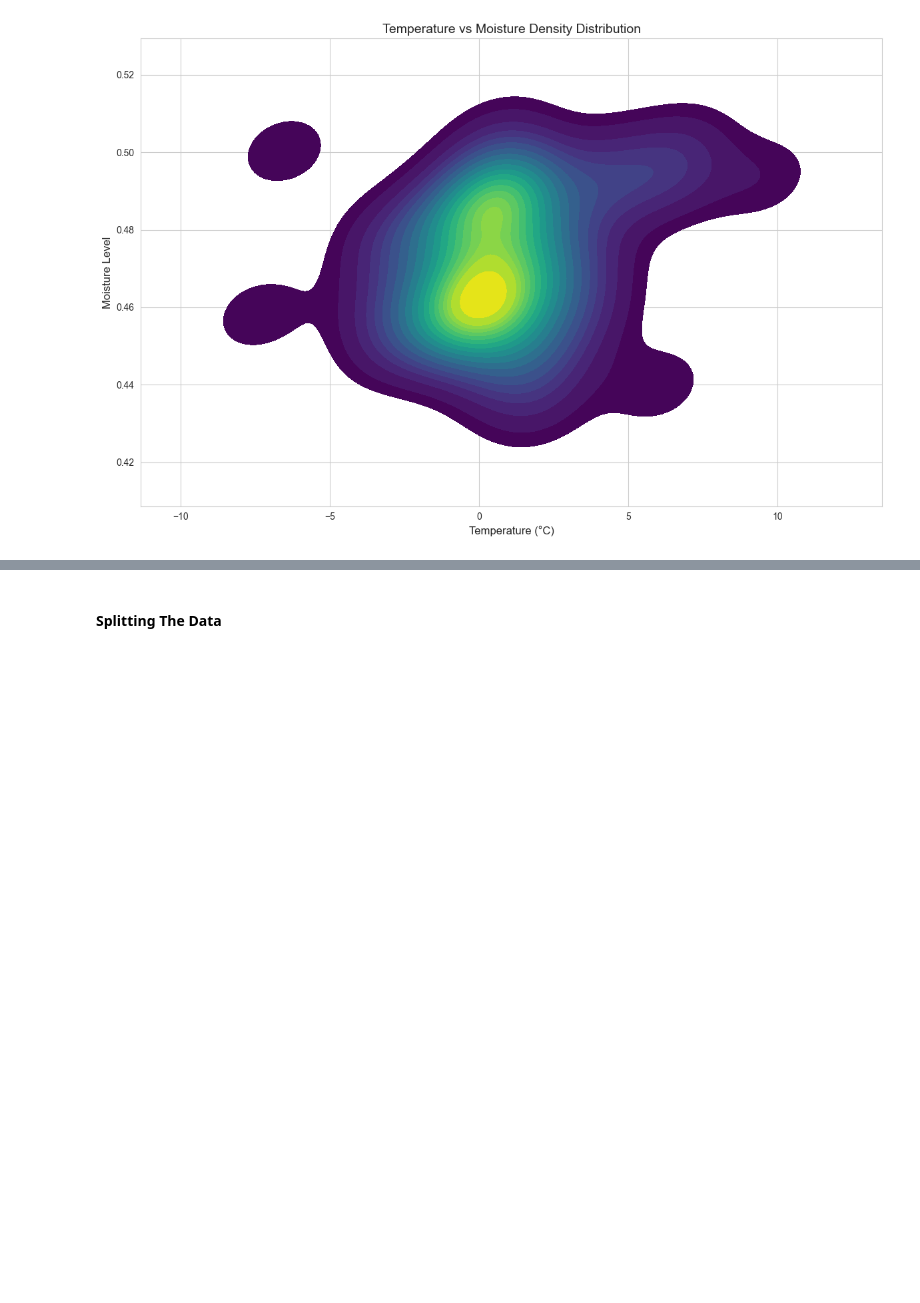
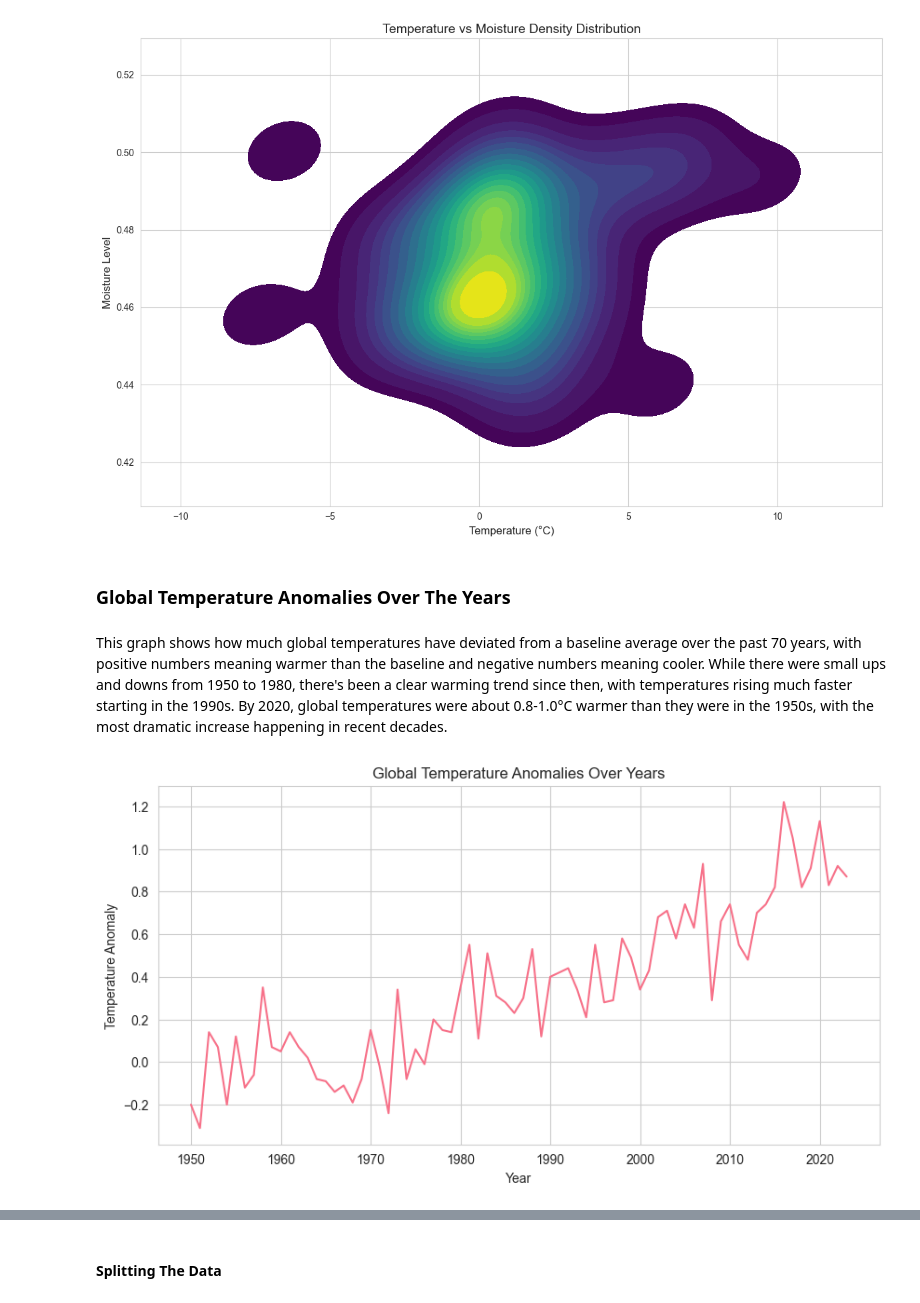
Before and after one commit to FranThe3rd/Spring-Predictor-ML, a Jupyter notebook: SpringPredictor.ipynb, the cells around one changed output, grey strips where cells are left out. Saved outputs shown, nothing was run; the diff lists cells and outputs as text; code cells hidden in the pictures; blank space fills up the shorter version.

Commit message:
added more visualizations and documentation

```diff
--- a/SpringPredictor.ipynb
+++ b/SpringPredictor.ipynb
@@ -476,3 +510,16 @@ plt.tight_layout()
 plt.show()
 # %% [output]
 [figure]
+# %% [markdown]
+### **Global Temperature Anomalies Over The Years**
+# %% [markdown]
+This graph shows how much global temperatures have deviated from a baseline average over the past 70 years, with positive numbers meaning warmer than the baseline and negative numbers meaning cooler. While there were small ups and downs from 1950 to 1980, there's been a clear warming trend since then, with temperatures rising much faster starting in the 1990s. By 2020, global temperatures were about 0.8-1.0°C warmer than they were in the 1950s, with the most dramatic increase happening in recent decades.
+# %%
+plt.figure(figsize=(10, 5))
+sns.lineplot(data=data, x='year', y='global temperature anomalies_1')
+plt.title('Global Temperature Anomalies Over Years')
+plt.xlabel('Year')
+plt.ylabel('Temperature Anomaly')
+plt.show()
+# %% [output]
+[figure, added]
```
Also changed, not shown: parts of 8 cells of this notebook.
